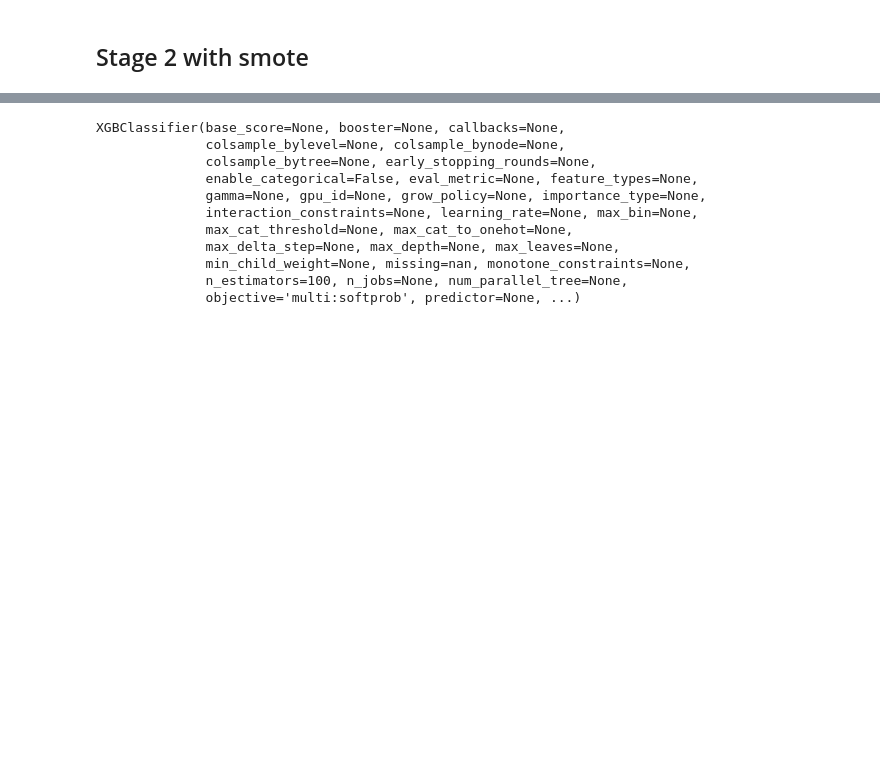
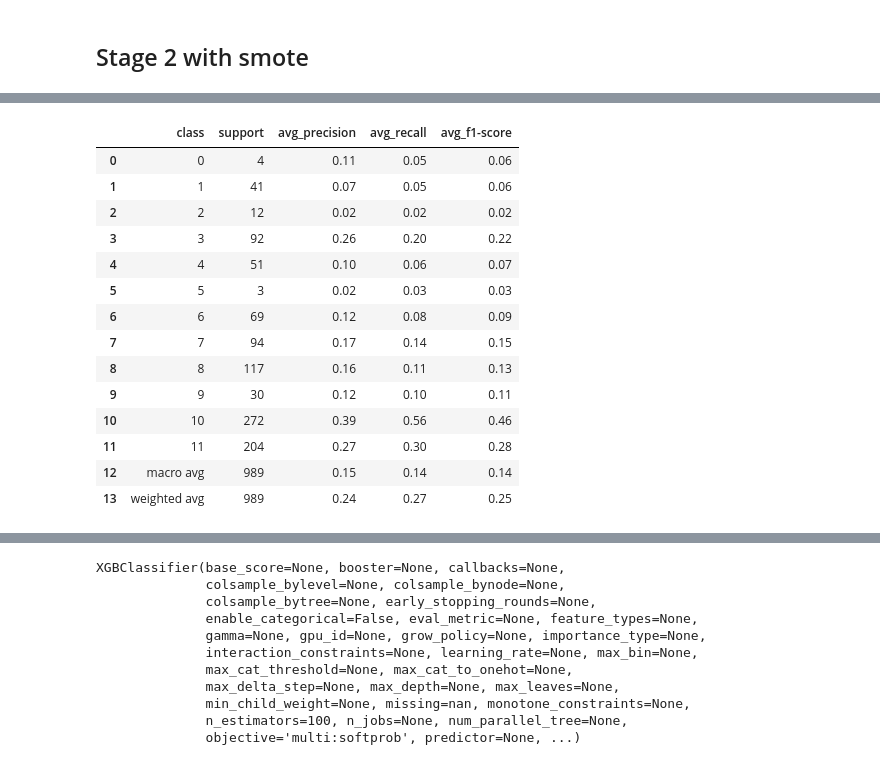
Before and after one commit to amirrshams/PR-comment-classifier, a Jupyter notebook: Dataset_mining/Classification.ipynb, the cells around one changed output, grey strips where cells are left out. Cells and saved outputs as stored; diff of their text form; code cells hidden in the pictures; blank space fills up the shorter version.

```diff
--- a/Dataset_mining/Classification.ipynb
+++ b/Dataset_mining/Classification.ipynb
@@ -171,6 +277,8 @@ df[df['predicted_status'] != df['status']]
 # %% [markdown]
 ## Stage 2 with smote
 # %%
-non_merged_data = df[df['predicted_status'] == 1]
-X_non_merged = non_merged_data.drop(['status', 'manual_analysis', 'predicted_status', 'pr_id','repo_id'], axis=1)
+non_merged_data = consistently_correct_df[consistently_correct_df['status'] == 1]
+imputer = SimpleImputer(strategy='mean')
+X_non_merged = non_merged_data.drop(['status', 'manual_analysis', 'pr_id','repo_id', 'Consistently_Correct'], axis=1)
+X_non_merged_imputed = imputer.fit_transform(X_non_merged)
 y_non_merged = non_merged_data['manual_analysis']
@@ -176,0 +324,3 @@ y_non_merged = non_merged_data['manual_analysis']
+# %%
+classification_reports_df = pd.DataFrame(classification_reports)
+classification_reports_df
@@ -176,0 +381,60 @@ y_non_merged = non_merged_data['manual_analysis']
+# %%
+classification_reports_df_wa = classification_reports_df.drop(columns='accuracy')
+
+
+averages = {}
+
+
+for class_label, dicts in classification_reports_df_wa.items():
+    # Initialize a dictionary to store sums of each metric
+    metric_sums = {'precision': 0, 'recall': 0, 'f1-score': 0}
+    last_support = None
+
+    # Sum up the metrics across all folds for the current class
+    for metric_dict in dicts:
+        metric_sums['precision'] += metric_dict['precision']
+        metric_sums['recall'] += metric_dict['recall']
+        metric_sums['f1-score'] += metric_dict['f1-score']
+        last_support = metric_dict['support']
+
+    # Calculate the average for each metric (except 'support' which should be summed)
+    averages[class_label] = {
+        'support': last_support,
+        'avg_precision': metric_sums['precision'] / len(dicts),
+        'avg_recall': metric_sums['recall'] / len(dicts),
+        'avg_f1-score': metric_sums['f1-score'] / len(dicts)
+    }
+# Convert the averages dictionary to a DataFrame for a nicer display
+averages_df = pd.DataFrame(averages).T
+
+# Calculate the average precision, recall, and f1-score across all classes
+averages_df['avg_precision'] = averages_df['avg_precision'].round(2)
+averages_df['avg_recall'] = averages_df['avg_recall'].round(2)
+averages_df['avg_f1-score'] = averages_df['avg_f1-score'].round(2)
+averages_df['support'] = averages_df['support'].astype(int)
+
+
+
+# Drop the old columns as we have now the averages in separate columns
+
+# Reset index to make the class labels a column
+averages_df.reset_index(inplace=True)
+averages_df.rename(columns={'index': 'class'}, inplace=True)
+
+averages_df
+# %% [output]
+|  | class | support | avg_precision | avg_recall | avg_f1-score |
+| 0 | 0 | 4 | 0.11 | 0.05 | 0.06 |
+| 1 | 1 | 41 | 0.07 | 0.05 | 0.06 |
+| 2 | 2 | 12 | 0.02 | 0.02 | 0.02 |
+| 3 | 3 | 92 | 0.26 | 0.20 | 0.22 |
+| 4 | 4 | 51 | 0.10 | 0.06 | 0.07 |
+| 5 | 5 | 3 | 0.02 | 0.03 | 0.03 |
+| 6 | 6 | 69 | 0.12 | 0.08 | 0.09 |
+| 7 | 7 | 94 | 0.17 | 0.14 | 0.15 |
+| 8 | 8 | 117 | 0.16 | 0.11 | 0.13 |
+| 9 | 9 | 30 | 0.12 | 0.10 | 0.11 |
+| 10 | 10 | 272 | 0.39 | 0.56 | 0.46 |
+| 11 | 11 | 204 | 0.27 | 0.30 | 0.28 |
+| 12 | macro avg | 989 | 0.15 | 0.14 | 0.14 |
+| 13 | weighted avg | 989 | 0.24 | 0.27 | 0.25 |
```
Also changed, not shown: parts of 30 cells of this notebook.
